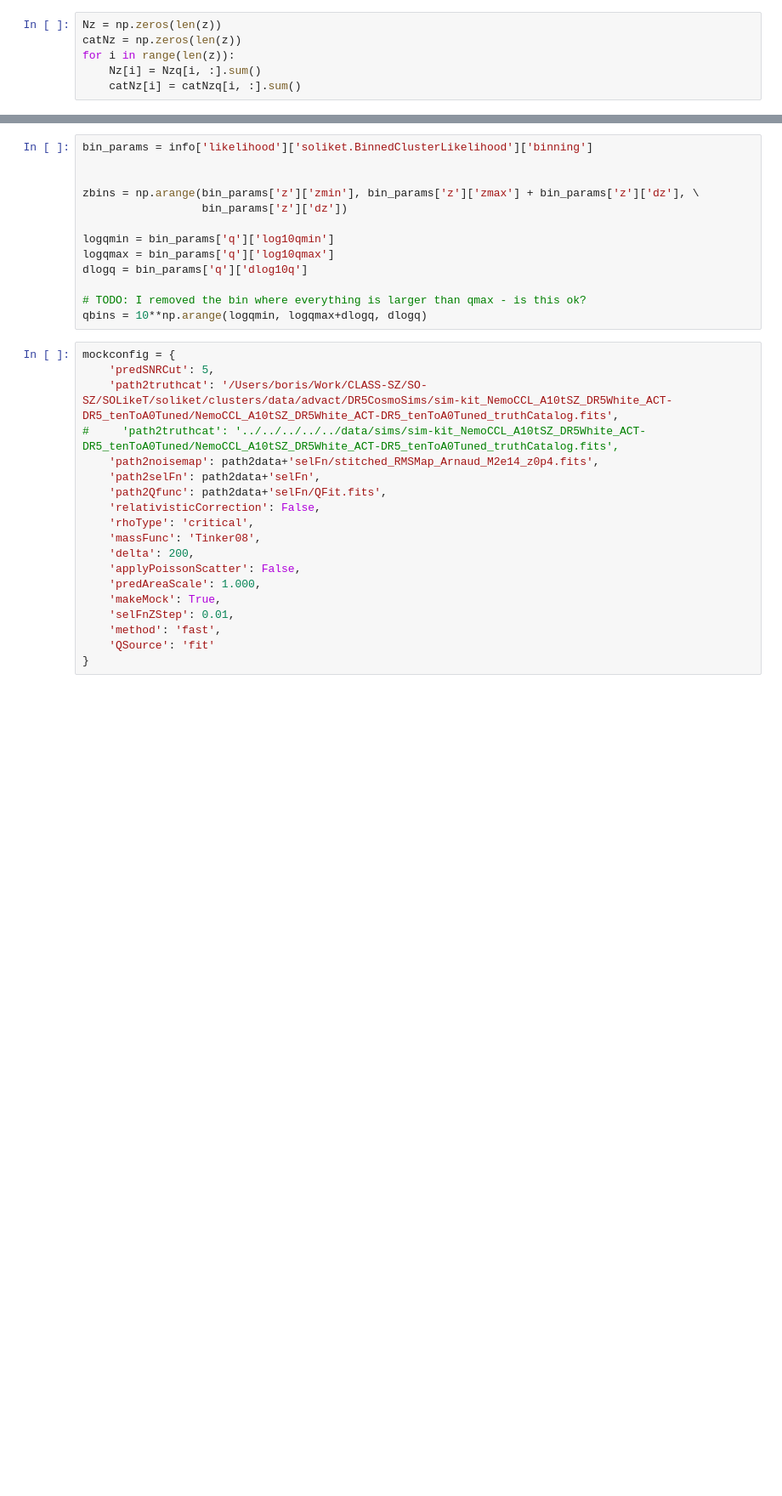
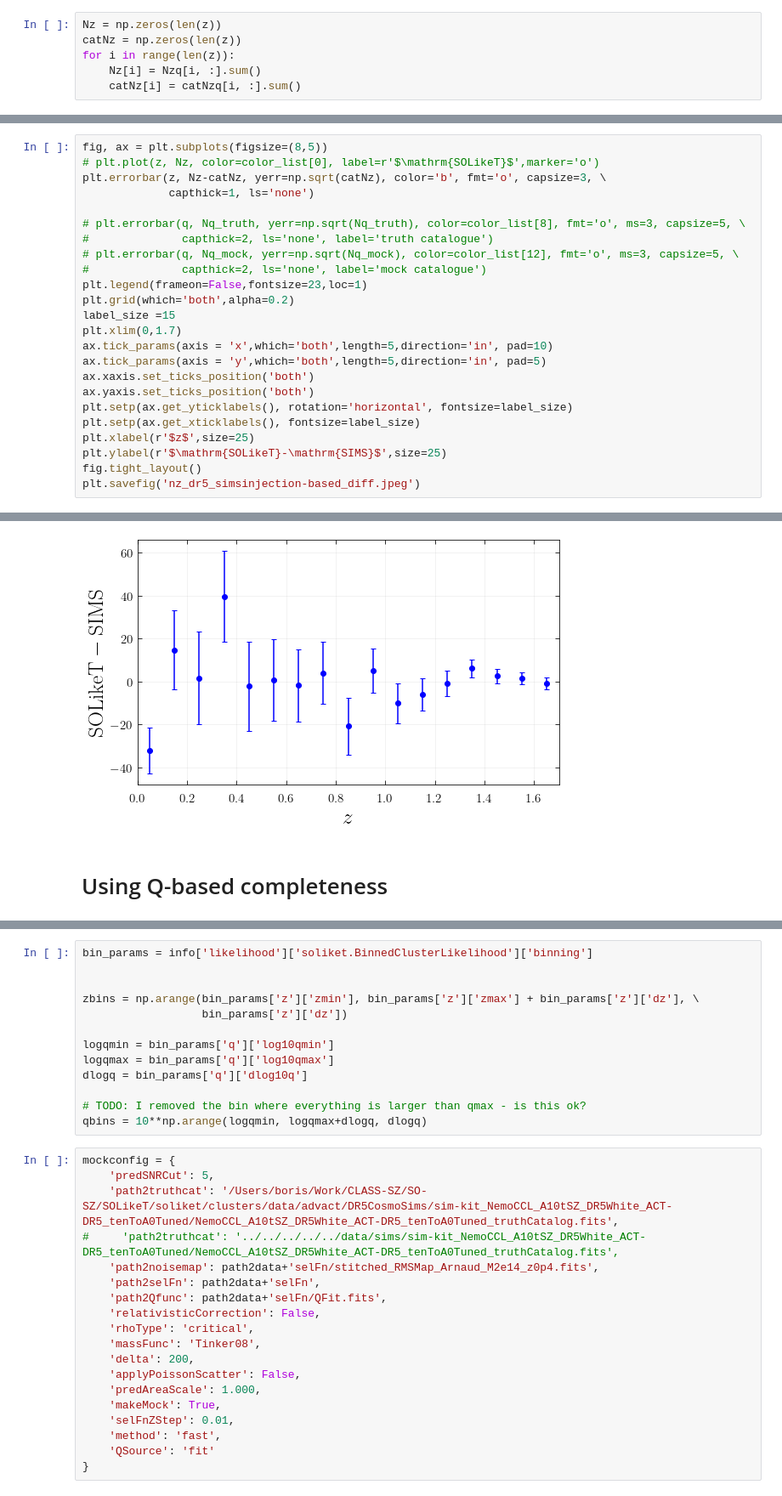
Before and after one commit to simonsobs/SOLikeT, a Jupyter notebook: soliket/clusters/notebooks/DR5-compare-SOLikeT-mocks-sim-kit_NemoCCL_A10tSZ_DR5White_ACT-DR5_tenToA0Tuned-Q_injection_boris.ipynb, the cells around one changed output, grey strips where cells are left out. Shown: that part at 85% size. Cells and saved outputs as stored; diff of their text form; blank space fills up the shorter version.

```diff
--- a/soliket/clusters/notebooks/DR5-compare-SOLikeT-mocks-sim-kit_NemoCCL_A10tSZ_DR5White_ACT-DR5_tenToA0Tuned-Q_injection_boris.ipynb
+++ b/soliket/clusters/notebooks/DR5-compare-SOLikeT-mocks-sim-kit_NemoCCL_A10tSZ_DR5White_ACT-DR5_tenToA0Tuned-Q_injection_boris.ipynb
@@ -288,0 +278,25 @@ plt.show()
+# %%
+fig, ax = plt.subplots(figsize=(8,5))
+# plt.plot(z, Nz, color=color_list[0], label=r'$\mathrm{SOLikeT}$',marker='o')
+plt.errorbar(z, Nz-catNz, yerr=np.sqrt(catNz), color='b', fmt='o', capsize=3, \
+             capthick=1, ls='none')
+
+# plt.errorbar(q, Nq_truth, yerr=np.sqrt(Nq_truth), color=color_list[8], fmt='o', ms=3, capsize=5, \
+#              capthick=2, ls='none', label='truth catalogue')
+# plt.errorbar(q, Nq_mock, yerr=np.sqrt(Nq_mock), color=color_list[12], fmt='o', ms=3, capsize=5, \
+#              capthick=2, ls='none', label='mock catalogue')
+plt.legend(frameon=False,fontsize=23,loc=1)
+plt.grid(which='both',alpha=0.2)
+label_size =15
+plt.xlim(0,1.7)
+ax.tick_params(axis = 'x',which='both',length=5,direction='in', pad=10)
+ax.tick_params(axis = 'y',which='both',length=5,direction='in', pad=5)
+ax.xaxis.set_ticks_position('both')
+ax.yaxis.set_ticks_position('both')
+plt.setp(ax.get_yticklabels(), rotation='horizontal', fontsize=label_size)
+plt.setp(ax.get_xticklabels(), fontsize=label_size)
+plt.xlabel(r'$z$',size=25)
+plt.ylabel(r'$\mathrm{SOLikeT}-\mathrm{SIMS}$',size=25)
+fig.tight_layout()
+plt.savefig('nz_dr5_simsinjection-based_diff.jpeg')
+# %% [output]
@@ -288,0 +304,3 @@ plt.show()
+[figure, added]
+# %% [markdown]
+# Using Q-based completeness
```
Also changed, not shown: parts of 16 cells of this notebook, 2 other files.
